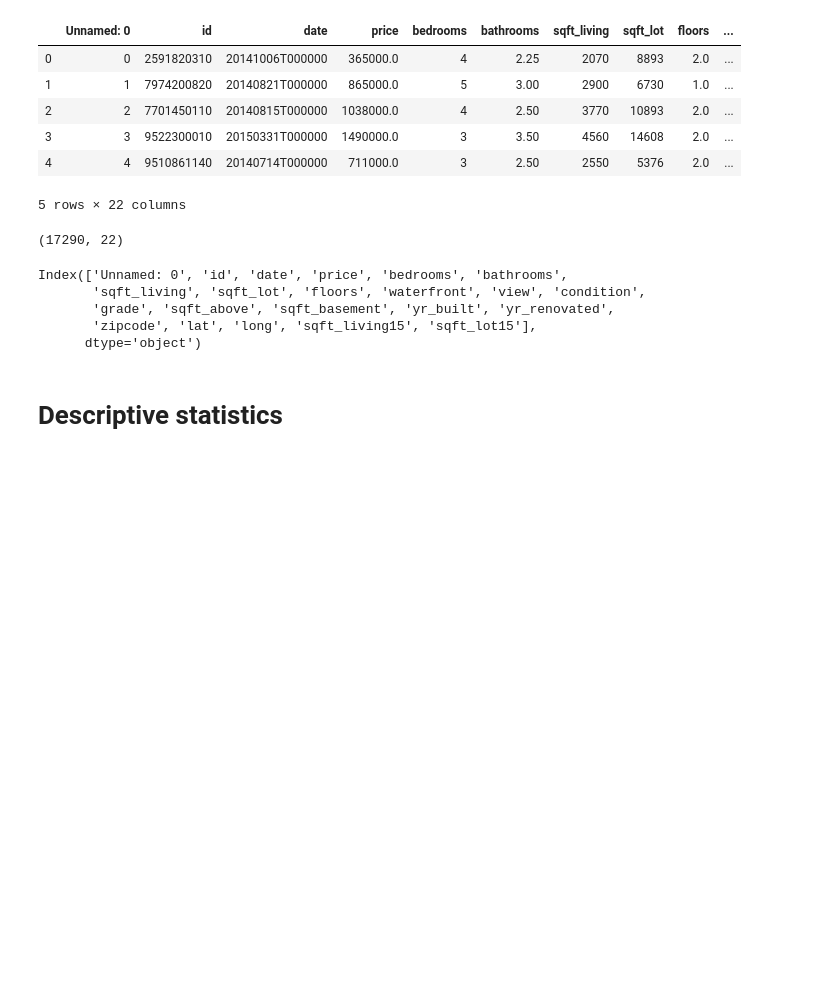
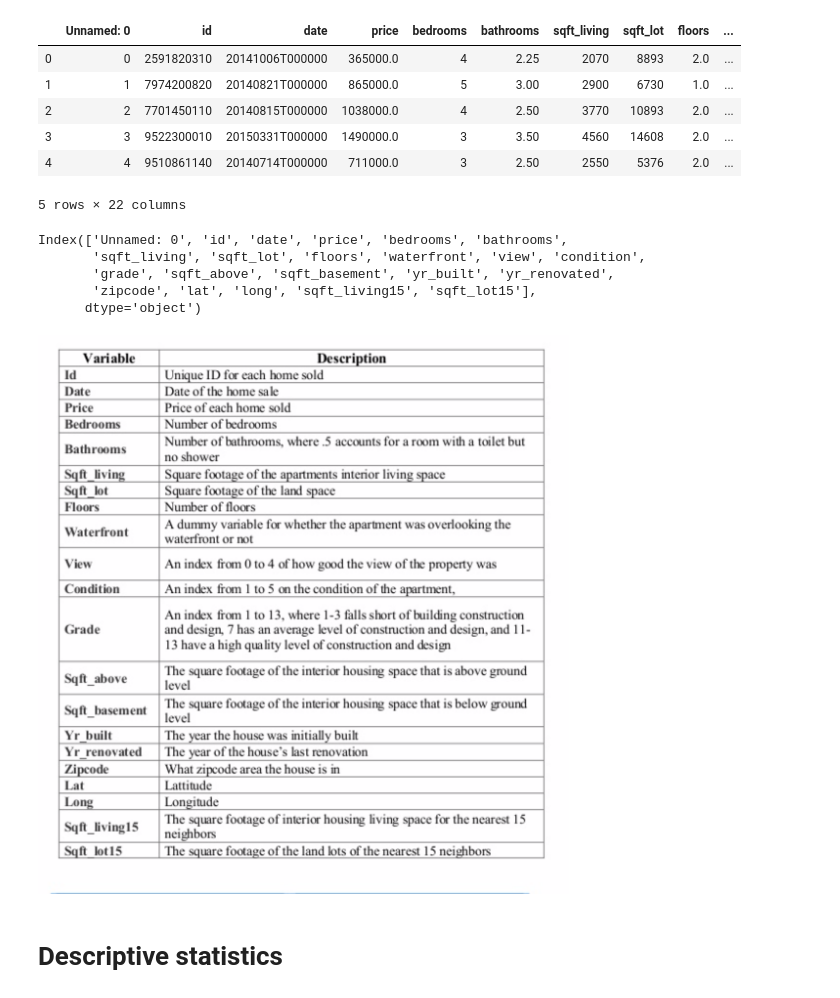
Before and after one commit to melanieshi0120/nyc-mhtn-ds-010620-lectures, a Jupyter notebook: week-6/KC_house_data/kc_house_data.ipynb, the cells around one changed output. Cells and saved outputs as stored; diff of their text form; code cells hidden in the pictures; blank space fills up the shorter version.

```diff
--- a/week-6/KC_house_data/kc_house_data.ipynb
+++ b/week-6/KC_house_data/kc_house_data.ipynb
@@ -24,10 +24,6 @@ df.head()
 | 3 | 3 | 9522300010 | 20150331T000000 | 1490000.0 | 3 | 3.50 | 4560 | 14608 | 2.0 | ... |
 | 4 | 4 | 9510861140 | 20140714T000000 | 711000.0 | 3 | 2.50 | 2550 | 5376 | 2.0 | ... |
 5 rows × 22 columns
-# %%
-df.shape
-# %% [output]
-(17290, 22)
 # %%
 df.columns
 # %% [output]
@@ -36,6 +32,11 @@ Index(['Unnamed: 0', 'id', 'date', 'price', 'bedrooms', 'bathrooms',
        'grade', 'sqft_above', 'sqft_basement', 'yr_built', 'yr_renovated',
        'zipcode', 'lat', 'long', 'sqft_living15', 'sqft_lot15'],
       dtype='object')
+# %%
+from PIL import Image
+Image.open('data_dictionary.png')
+# %% [output]
+[figure, added]
 # %% [markdown]
 # Descriptive statistics
 # %%
```
Also changed, not shown: parts of 18 cells of this notebook, 1 other file.
